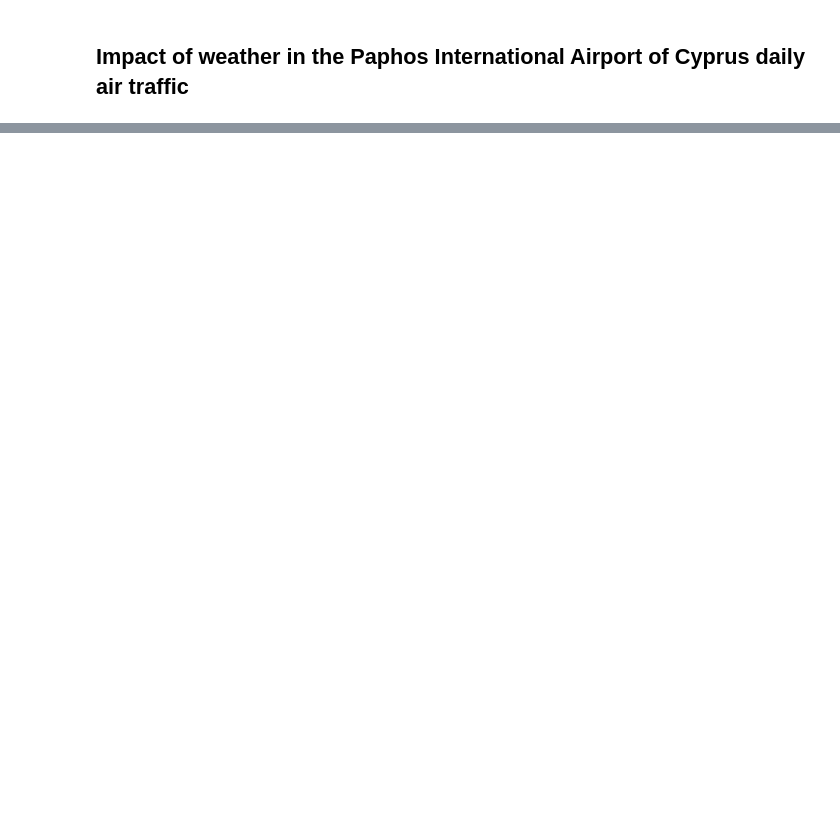
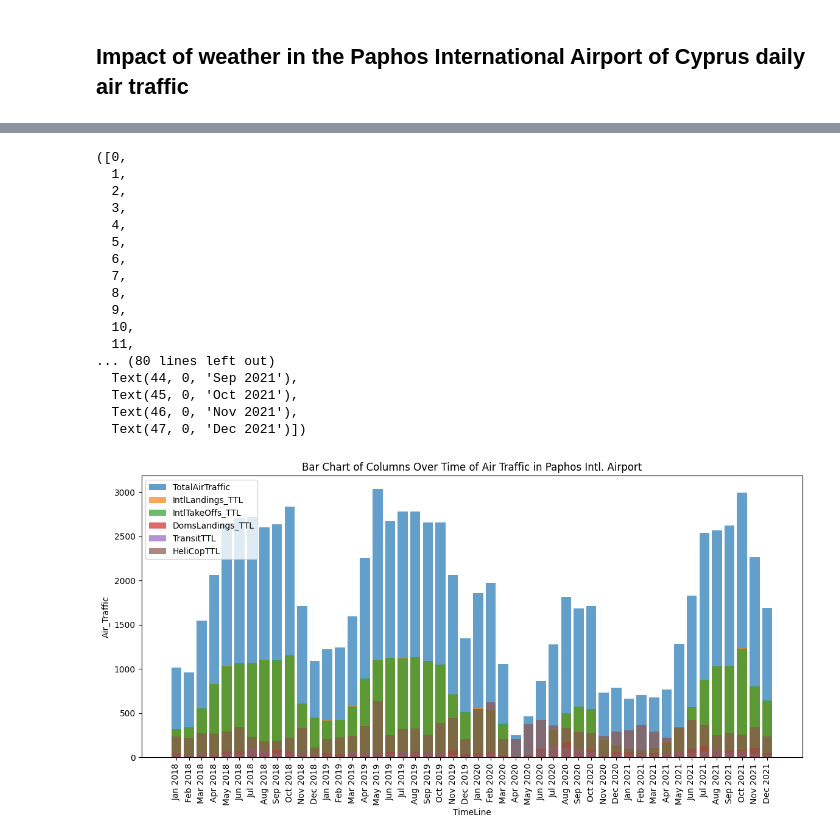
Before and after one commit to abdulahad2307/made-template-Ahad, a Jupyter notebook: project/report.ipynb, the cells around one changed output, grey strips where cells are left out. Cells and saved outputs as stored; diff of their text form; code cells hidden in the pictures; blank space fills up the shorter version.

```diff
--- a/project/report.ipynb
+++ b/project/report.ipynb
@@ -42,0 +393,35 @@ This data source will provide daily weather and climate data of Paphos Airport t
+# %%
+plt.figure(figsize=(14, 6))
+
+# Plotting each column as a bar
+plt.bar(merged_airports_TTL_traffic_df['Date'], merged_airports_TTL_traffic_df['TotalSum(TTL)'], label='TotalAirTraffic', alpha=0.7)
+plt.bar(merged_airports_TTL_traffic_df['Date'], merged_airports_TTL_traffic_df['IntlLandings_TTL'], label='IntlLandings_TTL', alpha=0.7)
+plt.bar(merged_airports_TTL_traffic_df['Date'], merged_airports_TTL_traffic_df['IntlTakeOffs_TTL'], label='IntlTakeOffs_TTL', alpha=0.7)
+plt.bar(merged_airports_TTL_traffic_df['Date'], merged_airports_TTL_traffic_df['DomsLandings_TTL'], label='DomsLandings_TTL', alpha=0.7)
+plt.bar(merged_airports_TTL_traffic_df['Date'], merged_airports_TTL_traffic_df['TransitTTL'], label='TransitTTL', alpha=0.7)
+plt.bar(merged_airports_TTL_traffic_df['Date'], merged_airports_TTL_traffic_df['HeliCopTTL'], label='HeliCopTTL', alpha=0.7)
+
+plt.title('Bar Chart of Columns Over Time of Air Traffic in Paphos Intl. Airport')
+plt.xlabel('TimeLine')
+plt.ylabel('Air_Traffic')
+plt.legend()
+plt.xticks(rotation=90)  # Rotate x-axis labels for better readability
+# %% [output]
+([0,
+  1,
+  2,
+  3,
+  4,
+  5,
+  6,
+  7,
+  8,
+  9,
+  10,
+  11,
+... (80 lines left out)
+  Text(44, 0, 'Sep 2021'),
+  Text(45, 0, 'Oct 2021'),
+  Text(46, 0, 'Nov 2021'),
+  Text(47, 0, 'Dec 2021')])
+[figure, added]
```
Also changed, not shown: parts of 102 cells of this notebook, 1 other file.
